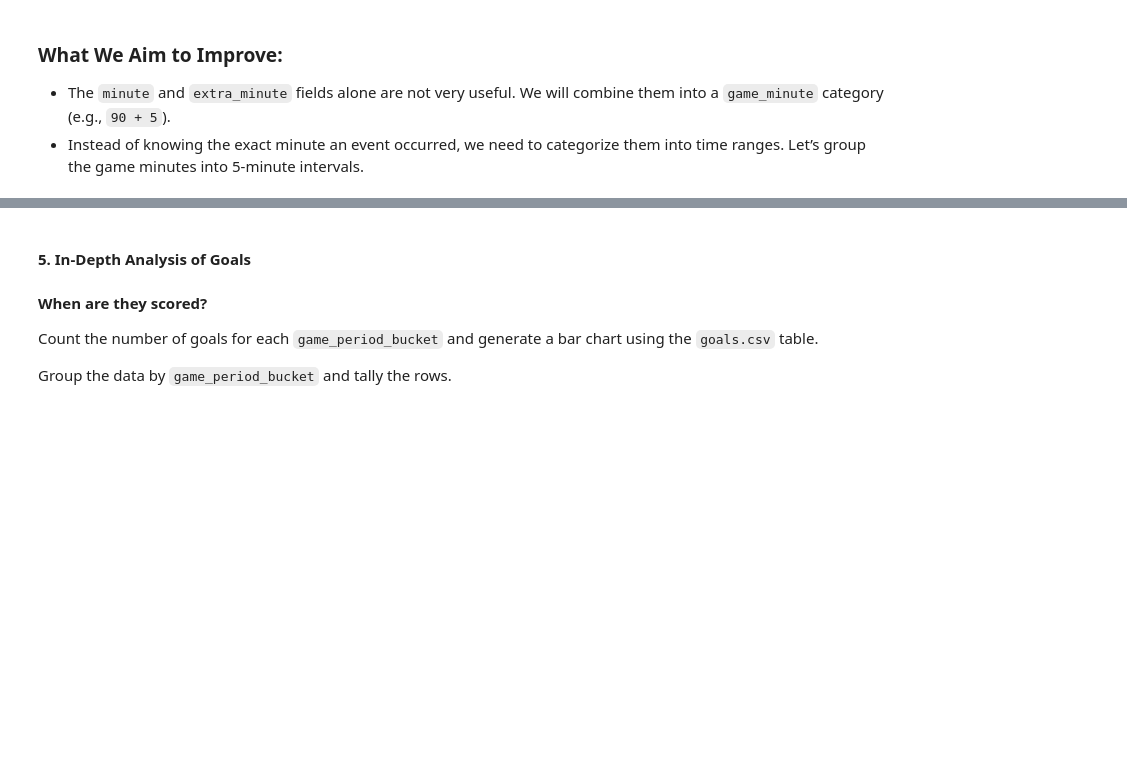
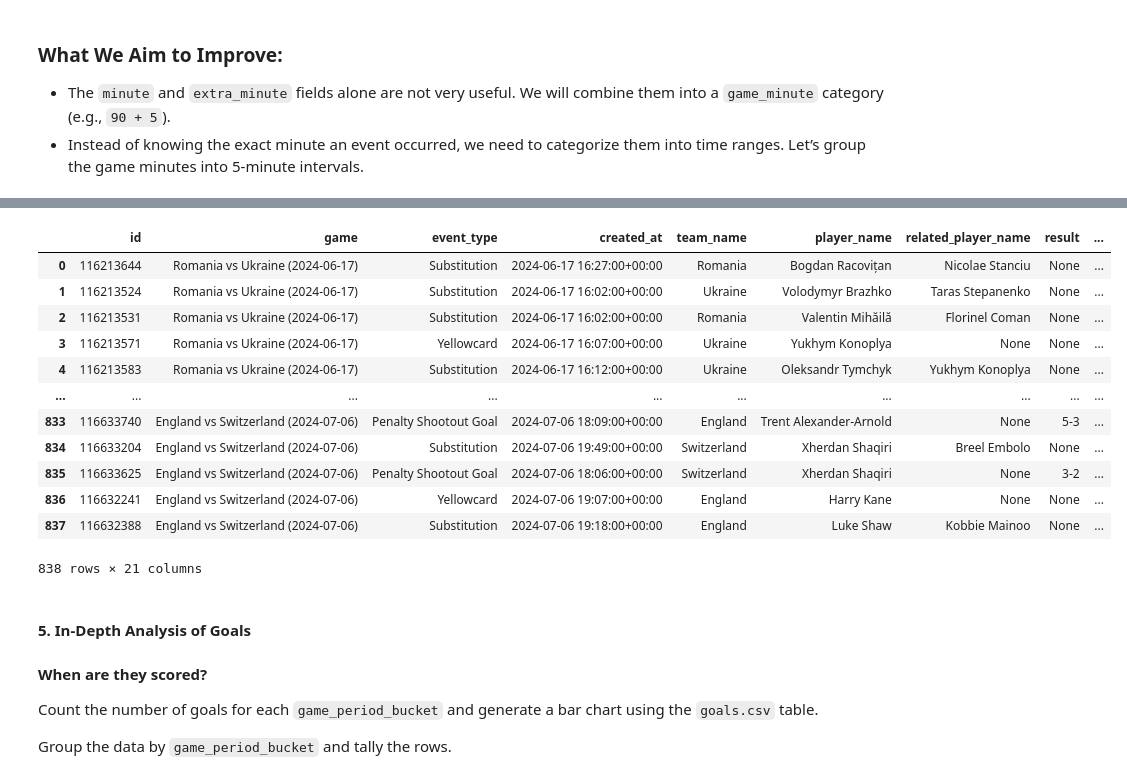
Before and after one commit to mynameisfho/My-Data-Analyst-Portofolio, a Jupyter notebook: Analyzing Euro 2024 (Football)/euro_2024.ipynb, the cells around one changed output, grey strips where cells are left out. Drawn from its saved outputs; the diff is of its cells as text; code cells hidden in the pictures; blank space fills up the shorter version.

```diff
--- a/Analyzing Euro 2024 (Football)/euro_2024.ipynb
+++ b/Analyzing Euro 2024 (Football)/euro_2024.ipynb
@@ -212,3 +246,51 @@ SELECT * FROM 'goals.csv'
+# %%
+-- 6
+COPY (
+	WITH goal_events_with_minute_string as (
+		SELECT
+			*,
+			-- Use lpad for better sorting behavior (e.g. 1 -> '  1')
+			lpad(minute, 3, ' ') as minute_str_sortable,
+		FROM 'game_events.csv'
+		WHERE event_type = 'Goal'
+	)
+
+	select
+		*,
+		CASE
+			WHEN extra_minute = 0 THEN minute_str_sortable
+			ELSE concat(minute_str_sortable, ' + ', extra_minute)
+		END AS game_minute,
+		CASE
+			-- We simplify overtime and move it into a "OT" bucket
+			WHEN minute > 90 THEN 'OT'
+			-- For extra minutes, we use 45+, 90+, etc.
+			WHEN extra_minute != 0 THEN concat(minute_str_sortable, ' +')
+	 		-- Use lpad for better sorting behavior (e.g. 1 -> '  1')
+			ELSE lpad(
+				(ceil(minute / 5) * 5)::int,
+				3,
+				' '
+			)
+		END AS game_period_bucket
+	FROM goal_events_with_minute_string
+) TO 'goals.csv' (HEADER, DELIMITER ',');
+
+SELECT * FROM 'goals.csv'
+# %% [output]
+|  | id | game | event_type | created_at | team_name | player_name | related_player_name | result | ... |
+| 0 | 116213644 | Romania vs Ukraine (2024-06-17) | Substitution | 2024-06-17 16:27:00+00:00 | Romania | Bogdan Racovițan | Nicolae Stanciu | None | ... |
+| 1 | 116213524 | Romania vs Ukraine (2024-06-17) | Substitution | 2024-06-17 16:02:00+00:00 | Ukraine | Volodymyr Brazhko | Taras Stepanenko | None | ... |
+| 2 | 116213531 | Romania vs Ukraine (2024-06-17) | Substitution | 2024-06-17 16:02:00+00:00 | Romania | Valentin Mihăilă | Florinel Coman | None | ... |
+| 3 | 116213571 | Romania vs Ukraine (2024-06-17) | Yellowcard | 2024-06-17 16:07:00+00:00 | Ukraine | Yukhym Konoplya | None | None | ... |
+| 4 | 116213583 | Romania vs Ukraine (2024-06-17) | Substitution | 2024-06-17 16:12:00+00:00 | Ukraine | Oleksandr Tymchyk | Yukhym Konoplya | None | ... |
+| ... | ... | ... | ... | ... | ... | ... | ... | ... | ... |
+| 833 | 116633740 | England vs Switzerland (2024-07-06) | Penalty Shootout Goal | 2024-07-06 18:09:00+00:00 | England | Trent Alexander-Arnold | None | 5-3 | ... |
+| 834 | 116633204 | England vs Switzerland (2024-07-06) | Substitution | 2024-07-06 19:49:00+00:00 | Switzerland | Xherdan Shaqiri | Breel Embolo | None | ... |
+| 835 | 116633625 | England vs Switzerland (2024-07-06) | Penalty Shootout Goal | 2024-07-06 18:06:00+00:00 | Switzerland | Xherdan Shaqiri | None | 3-2 | ... |
+| 836 | 116632241 | England vs Switzerland (2024-07-06) | Yellowcard | 2024-07-06 19:07:00+00:00 | England | Harry Kane | None | None | ... |
+| 837 | 116632388 | England vs Switzerland (2024-07-06) | Substitution | 2024-07-06 19:18:00+00:00 | England | Luke Shaw | Kobbie Mainoo | None | ... |
+838 rows × 21 columns
 # %% [markdown]
 #### 5. In-Depth Analysis of Goals
 #### When are they scored?
```
Also changed, not shown: parts of 37 cells of this notebook, 11 other files.
